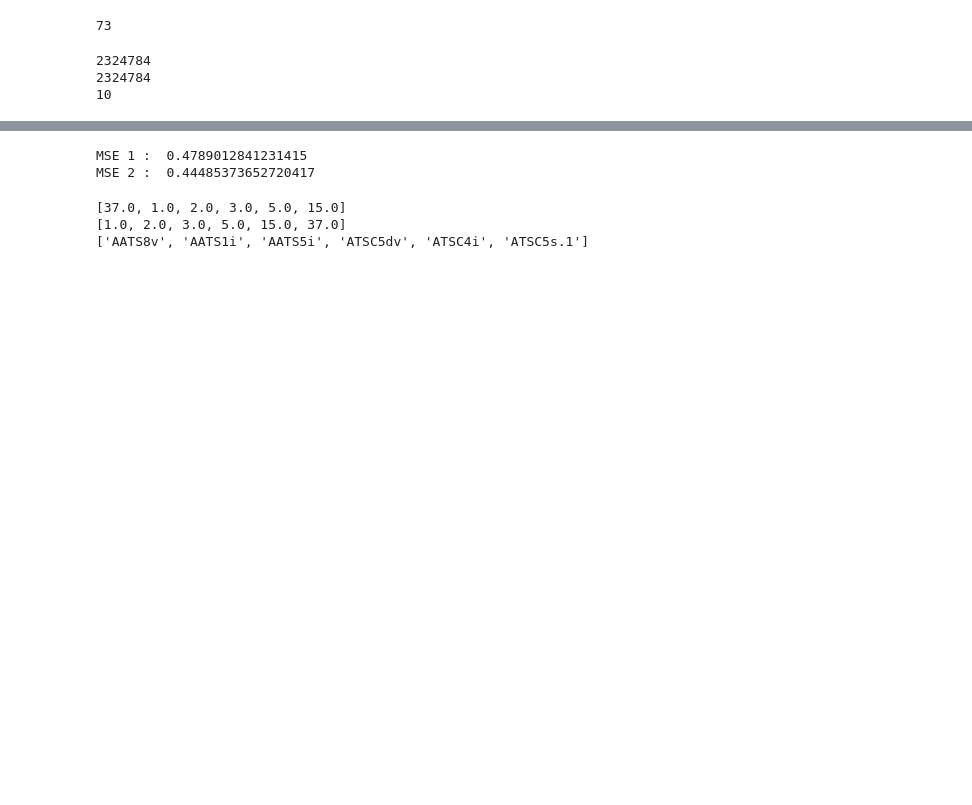
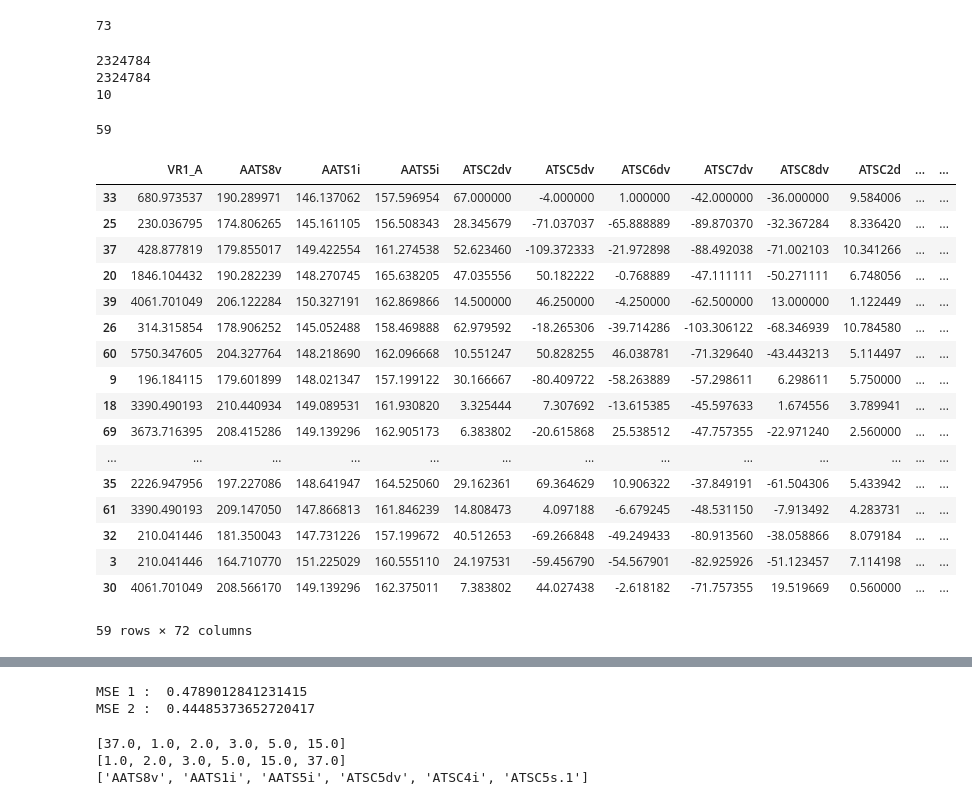
Before and after one commit to mfrizqi/tiwaw, a Jupyter notebook: code/FeatSelTwo - SA.ipynb, the cells around one changed output, grey strips where cells are left out. Drawn from its saved outputs; the diff is of its cells as text; code cells hidden in the pictures; blank space fills up the shorter version.

```diff
--- a/code/FeatSelTwo - SA.ipynb
+++ b/code/FeatSelTwo - SA.ipynb
@@ -36,9 +36,34 @@ train, val = train_test_split(dtTrain, test_size = 0.2, random_state = 45)
 # train
 # %%
 x_train = train.iloc[:,:-1]
+print(len(x_train))
+
 x_val = val.iloc[:,:-1]
+
 y_train = train.iloc[:, [-1]]
 y_val = val.iloc[:,[-1]]
+
+pd.DataFrame(x_train)
+# %% [output]
+59
+|  | VR1_A | AATS8v | AATS1i | AATS5i | ATSC2dv | ATSC5dv | ATSC6dv | ATSC7dv | ATSC8dv | ATSC2d | ... | ... |
+| 33 | 680.973537 | 190.289971 | 146.137062 | 157.596954 | 67.000000 | -4.000000 | 1.000000 | -42.000000 | -36.000000 | 9.584006 | ... | ... |
+| 25 | 230.036795 | 174.806265 | 145.161105 | 156.508343 | 28.345679 | -71.037037 | -65.888889 | -89.870370 | -32.367284 | 8.336420 | ... | ... |
+| 37 | 428.877819 | 179.855017 | 149.422554 | 161.274538 | 52.623460 | -109.372333 | -21.972898 | -88.492038 | -71.002103 | 10.341266 | ... | ... |
+| 20 | 1846.104432 | 190.282239 | 148.270745 | 165.638205 | 47.035556 | 50.182222 | -0.768889 | -47.111111 | -50.271111 | 6.748056 | ... | ... |
+| 39 | 4061.701049 | 206.122284 | 150.327191 | 162.869866 | 14.500000 | 46.250000 | -4.250000 | -62.500000 | 13.000000 | 1.122449 | ... | ... |
+| 26 | 314.315854 | 178.906252 | 145.052488 | 158.469888 | 62.979592 | -18.265306 | -39.714286 | -103.306122 | -68.346939 | 10.784580 | ... | ... |
+| 60 | 5750.347605 | 204.327764 | 148.218690 | 162.096668 | 10.551247 | 50.828255 | 46.038781 | -71.329640 | -43.443213 | 5.114497 | ... | ... |
+| 9 | 196.184115 | 179.601899 | 148.021347 | 157.199122 | 30.166667 | -80.409722 | -58.263889 | -57.298611 | 6.298611 | 5.750000 | ... | ... |
+| 18 | 3390.490193 | 210.440934 | 149.089531 | 161.930820 | 3.325444 | 7.307692 | -13.615385 | -45.597633 | 1.674556 | 3.789941 | ... | ... |
+| 69 | 3673.716395 | 208.415286 | 149.139296 | 162.905173 | 6.383802 | -20.615868 | 25.538512 | -47.757355 | -22.971240 | 2.560000 | ... | ... |
+| ... | ... | ... | ... | ... | ... | ... | ... | ... | ... | ... | ... | ... |
+| 35 | 2226.947956 | 197.227086 | 148.641947 | 164.525060 | 29.162361 | 69.364629 | 10.906322 | -37.849191 | -61.504306 | 5.433942 | ... | ... |
+| 61 | 3390.490193 | 209.147050 | 147.866813 | 161.846239 | 14.808473 | 4.097188 | -6.679245 | -48.531150 | -7.913492 | 4.283731 | ... | ... |
+| 32 | 210.041446 | 181.350043 | 147.731226 | 157.199672 | 40.512653 | -69.266848 | -49.249433 | -80.913560 | -38.058866 | 8.079184 | ... | ... |
+| 3 | 210.041446 | 164.710770 | 151.225029 | 160.555110 | 24.197531 | -59.456790 | -54.567901 | -82.925926 | -51.123457 | 7.114198 | ... | ... |
+| 30 | 4061.701049 | 208.566170 | 149.139296 | 162.375011 | 7.383802 | 44.027438 | -2.618182 | -71.757355 | 19.519669 | 0.560000 | ... | ... |
+59 rows × 72 columns
 # %%
 model = LinearRegression()
 # %%
```
Also changed, not shown: parts of 1 cell of this notebook, 4 other files.
